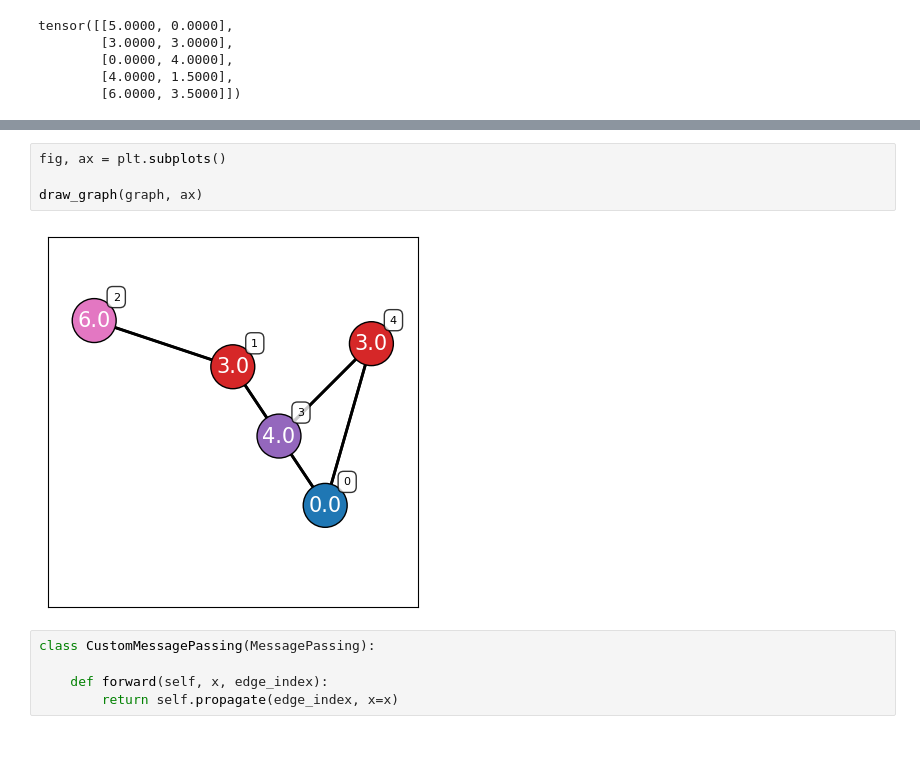
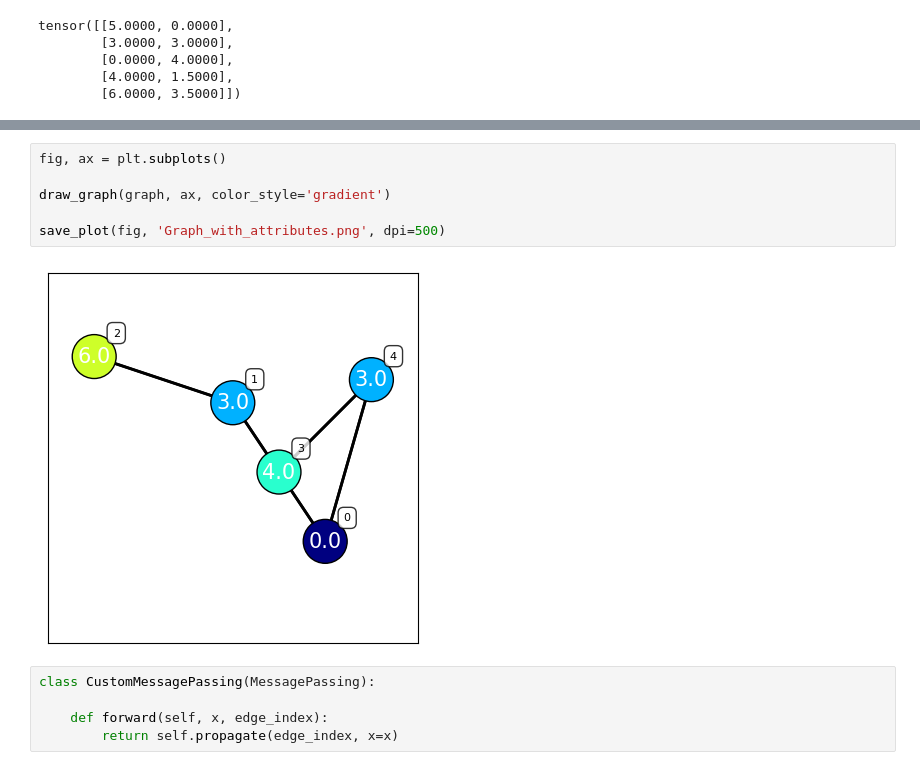
Before and after one commit to TobiasJohannessen/TobiasJohannessen.github.io, a Jupyter notebook: Computational Physics/Exercises/Week 12/Exercise 60.ipynb, the cells around one changed output, grey strips where cells are left out. Cells and saved outputs as stored; diff of their text form.

```diff
--- a/Computational Physics/Exercises/Week 12/Exercise 60.ipynb
+++ b/Computational Physics/Exercises/Week 12/Exercise 60.ipynb
@@ -51,9 +47,11 @@ tensor([0.3992, 0.6125])
 # %%
 fig, ax = plt.subplots()
 
-draw_graph(graph, ax)
+draw_graph(graph, ax, color_style='gradient')
+
+save_plot(fig, 'Graph_with_attributes.png', dpi=500)
 # %% [output]
-[figure, old version]
+[figure, new version]
 # %%
 class CustomMessagePassing(MessagePassing):
 
```
Also changed, not shown: parts of 5 cells of this notebook, 33 other files.
